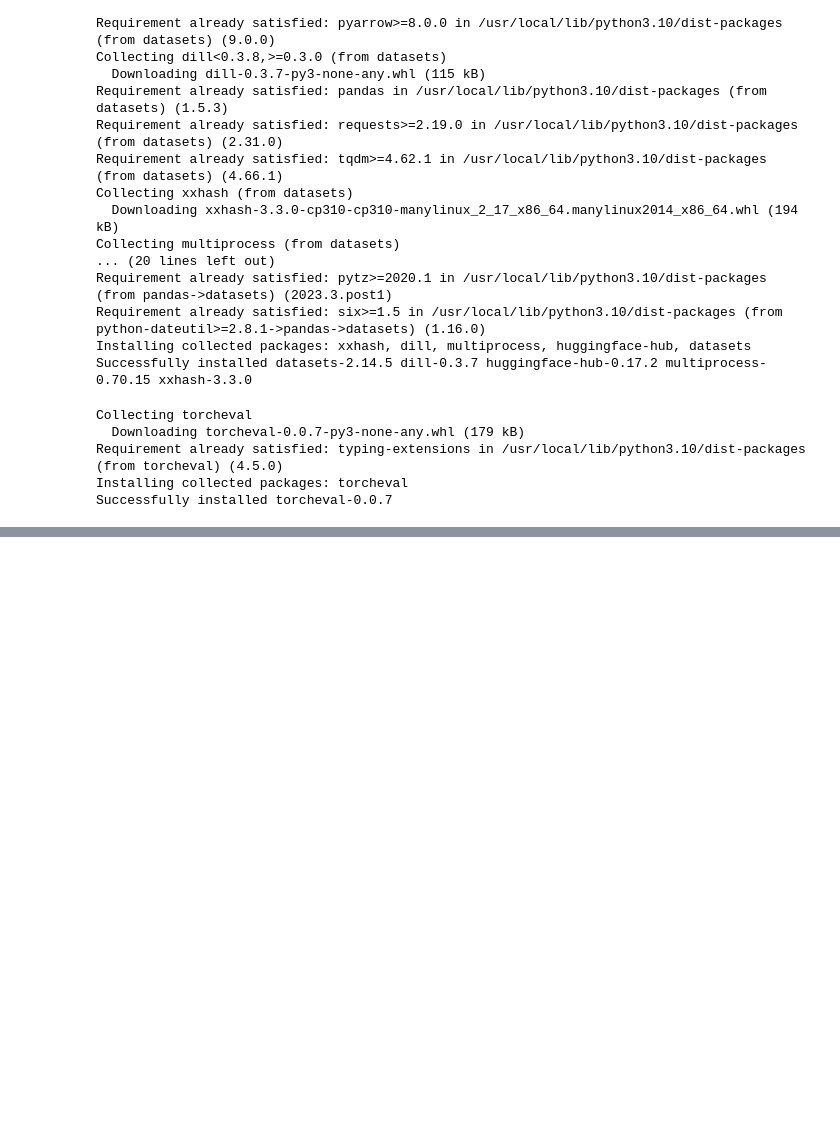
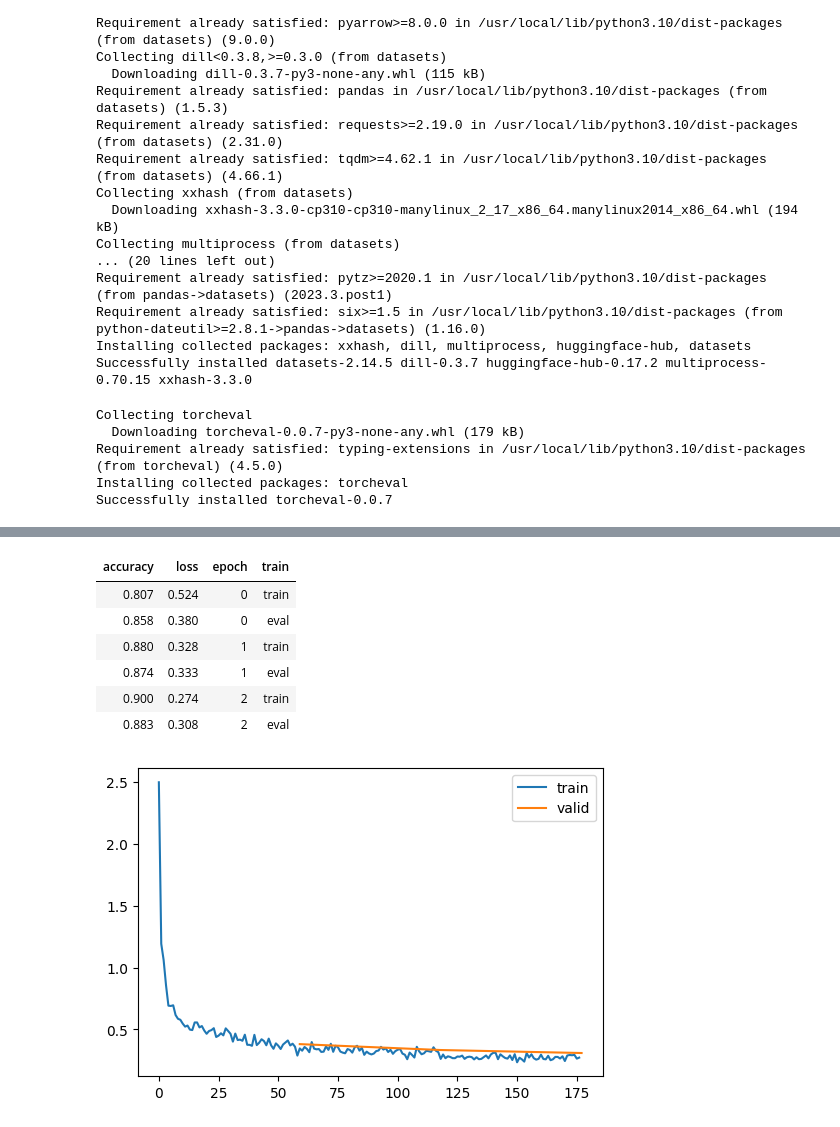
Before and after one commit to satani99/fastai_22_2, a Jupyter notebook: accel_sgd.ipynb, the cells around one changed output, grey strips where cells are left out. Drawn from its saved outputs; the diff is of its cells as text; code cells hidden in the pictures; blank space fills up the shorter version.

```diff
--- a/accel_sgd.ipynb
+++ b/accel_sgd.ipynb
@@ -231,0 +391,16 @@ learn.fit(3)
+# %%
+sched = partial(lr_scheduler.CosineAnnealingLR, T_max=3)
+set_seed(42)
+xtra = [EpochSchedCB(sched), rec]
+model = get_model(act_gr, norm=nn.BatchNorm2d).apply(iw)
+learn = TrainLearner(model, dls, F.cross_entropy, lr=2e-2, cbs=cbs+xtra, opt_func=optim.AdamW)
+learn.fit(3)
+# %% [output]
+| accuracy | loss | epoch | train |
+| 0.807 | 0.524 | 0 | train |
+| 0.858 | 0.380 | 0 | eval |
+| 0.880 | 0.328 | 1 | train |
+| 0.874 | 0.333 | 1 | eval |
+| 0.900 | 0.274 | 2 | train |
+| 0.883 | 0.308 | 2 | eval |
+[figure, added]
```
Also changed, not shown: parts of 36 cells of this notebook.
